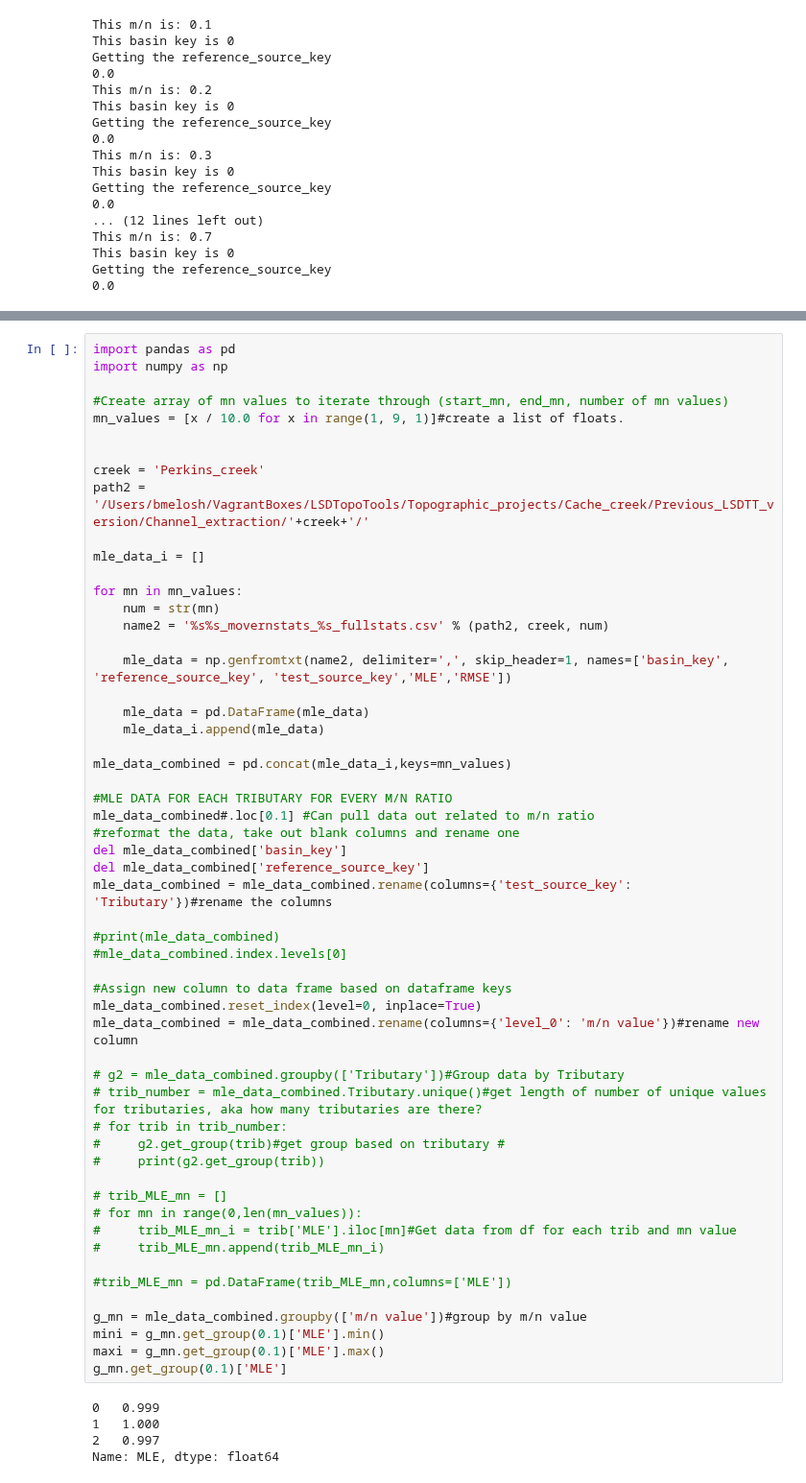
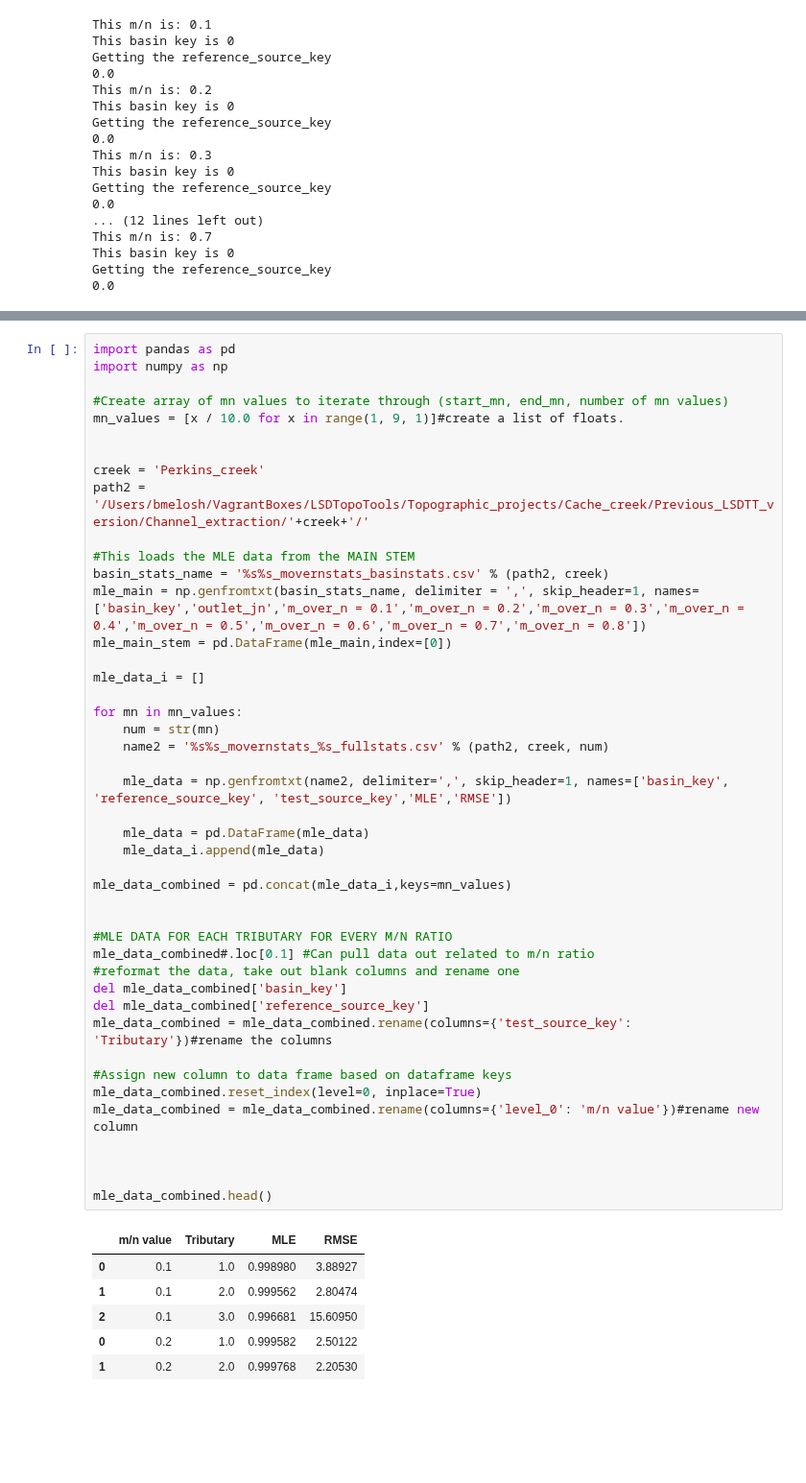
Before and after one commit to BenjiDa/ProfileTools, a Jupyter notebook: Channel_profiles.ipynb, the cells around one changed output, grey strips where cells are left out. Shown at 96% size. Cells and saved outputs as stored; diff of their text form; blank space fills up the shorter version.

```diff
--- a/Channel_profiles.ipynb
+++ b/Channel_profiles.ipynb
@@ -211,53 +211,44 @@ mn_values = [x / 10.0 for x in range(1, 9, 1)]#create a list of floats.
 
 creek = 'Perkins_creek'
 path2 = '/Users/bmelosh/VagrantBoxes/LSDTopoTools/Topographic_projects/Cache_creek/Previous_LSDTT_version/Channel_extraction/'+creek+'/'
+
+#This loads the MLE data from the MAIN STEM
+basin_stats_name = '%s%s_movernstats_basinstats.csv' % (path2, creek)
+mle_main = np.genfromtxt(basin_stats_name, delimiter = ',', skip_header=1, names=['basin_key','outlet_jn','m_over_n = 0.1','m_over_n = 0.2','m_over_n = 0.3','m_over_n = 0.4','m_over_n = 0.5','m_over_n = 0.6','m_over_n = 0.7','m_over_n = 0.8'])
+mle_main_stem = pd.DataFrame(mle_main,index=[0])
 
 mle_data_i = []
 
 for mn in mn_values:
     num = str(mn)
     name2 = '%s%s_movernstats_%s_fullstats.csv' % (path2, creek, num)
 
     mle_data = np.genfromtxt(name2, delimiter=',', skip_header=1, names=['basin_key', 'reference_source_key', 'test_source_key','MLE','RMSE'])
 
     mle_data = pd.DataFrame(mle_data)
     mle_data_i.append(mle_data)
 
 mle_data_combined = pd.concat(mle_data_i,keys=mn_values)
 
+
 #MLE DATA FOR EACH TRIBUTARY FOR EVERY M/N RATIO
 mle_data_combined#.loc[0.1] #Can pull data out related to m/n ratio
 #reformat the data, take out blank columns and rename one
 del mle_data_combined['basin_key']
 del mle_data_combined['reference_source_key']
 mle_data_combined = mle_data_combined.rename(columns={'test_source_key': 'Tributary'})#rename the columns
 
-#print(mle_data_combined)
-#mle_data_combined.index.levels[0]
-
 #Assign new column to data frame based on dataframe keys
 mle_data_combined.reset_index(level=0, inplace=True)
 mle_data_combined = mle_data_combined.rename(columns={'level_0': 'm/n value'})#rename new column
 
-# g2 = mle_data_combined.groupby(['Tributary'])#Group data by Tributary
-# trib_number = mle_data_combined.Tributary.unique()#get length of number of unique values for tributaries, aka how many tributaries are there?
-# for trib in trib_number:
-#     g2.get_group(trib)#get group based on tributary #
-#     print(g2.get_group(trib))
 
-# trib_MLE_mn = []
-# for mn in range(0,len(mn_values)):
-#     trib_MLE_mn_i = trib['MLE'].iloc[mn]#Get data from df for each trib and mn value
-#     trib_MLE_mn.append(trib_MLE_mn_i)
 
-#trib_MLE_mn = pd.DataFrame(trib_MLE_mn,columns=['MLE'])
-
-g_mn = mle_data_combined.groupby(['m/n value'])#group by m/n value
-mini = g_mn.get_group(0.1)['MLE'].min()
-maxi = g_mn.get_group(0.1)['MLE'].max()
-g_mn.get_group(0.1)['MLE']
+mle_data_combined.head()
 # %% [output]
-0   0.999
-1   1.000
-2   0.997
-Name: MLE, dtype: float64
+|  | m/n value | Tributary | MLE | RMSE |
+| 0 | 0.1 | 1.0 | 0.998980 | 3.88927 |
+| 1 | 0.1 | 2.0 | 0.999562 | 2.80474 |
+| 2 | 0.1 | 3.0 | 0.996681 | 15.60950 |
+| 0 | 0.2 | 1.0 | 0.999582 | 2.50122 |
+| 1 | 0.2 | 2.0 | 0.999768 | 2.20530 |
```
Also changed, not shown: parts of 8 cells of this notebook.
